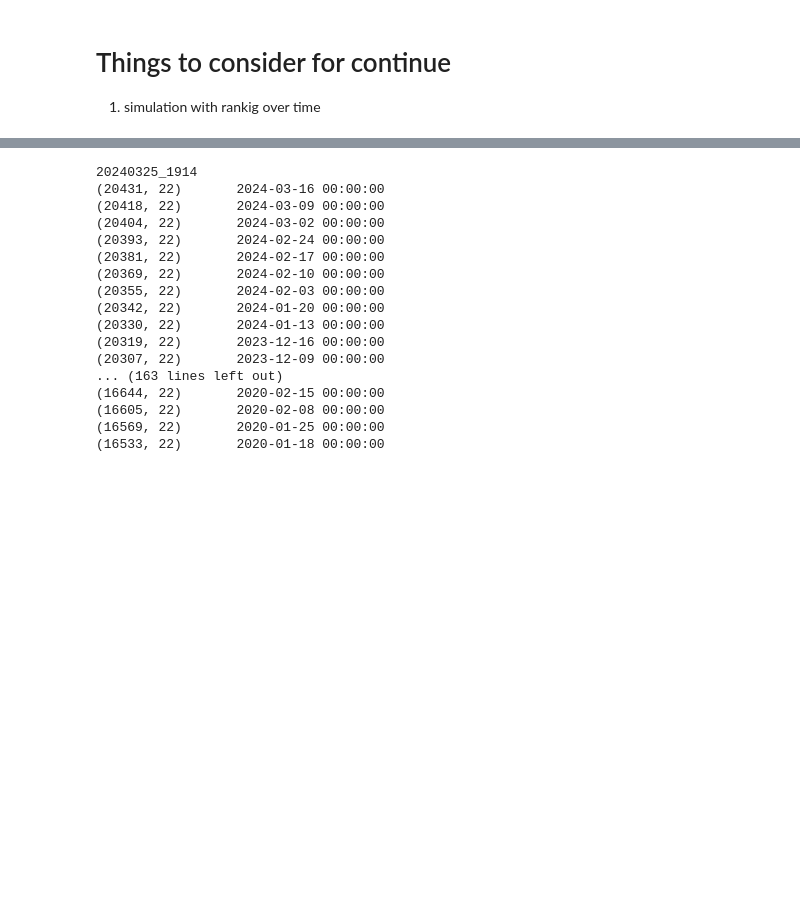
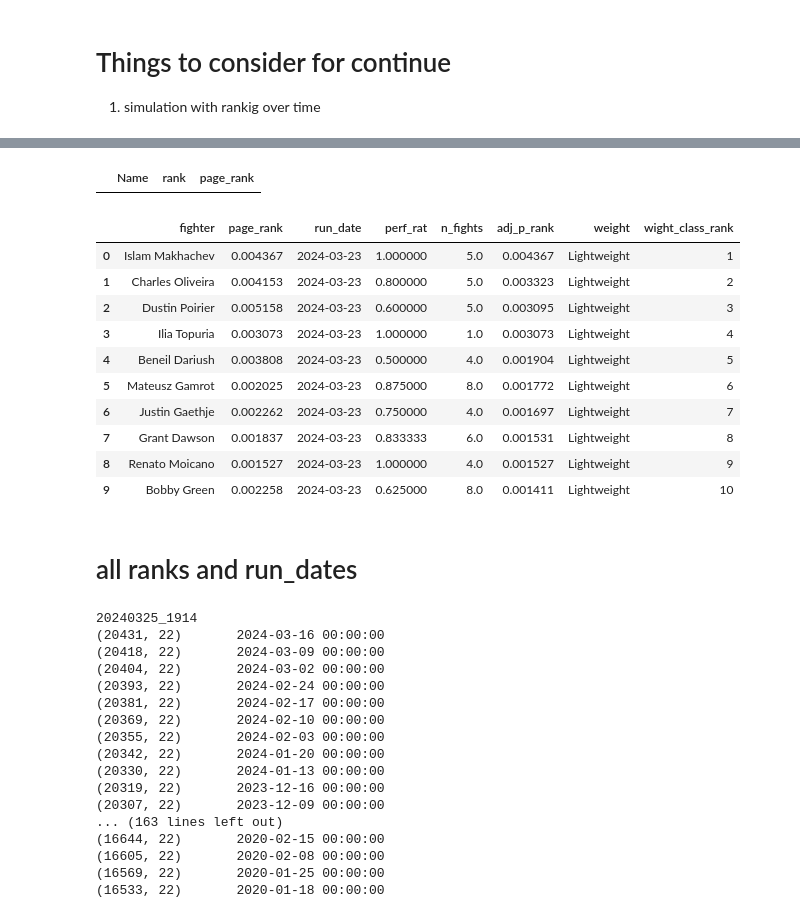
Before and after one commit to zarreh/mma_ranking, a Jupyter notebook: Notebooks/UFC_ranking/UFC_ranking_new.ipynb, the cells around one changed output, grey strips where cells are left out. Saved outputs shown, nothing was run; the diff lists cells and outputs as text; code cells hidden in the pictures; blank space fills up the shorter version.

Commit message:
ranking is finilized and functions are created in the notebook

```diff
--- a/Notebooks/UFC_ranking/UFC_ranking_new.ipynb
+++ b/Notebooks/UFC_ranking/UFC_ranking_new.ipynb
@@ -271 +244,21 @@ display_matches("Benoit Saint Denis", matches_df)
+# %%
+updated_rankings[updated_rankings['rank']==8]
+# %% [output]
+|  | Name | rank | page_rank |
+# %%
+rankings_df[rankings_df['weight']=='Lightweight'].sort_values(by='wight_class_rank').head(10)
+# %% [output]
+|  | fighter | page_rank | run_date | perf_rat | n_fights | adj_p_rank | weight | wight_class_rank |
+| 0 | Islam Makhachev | 0.004367 | 2024-03-23 | 1.000000 | 5.0 | 0.004367 | Lightweight | 1 |
+| 1 | Charles Oliveira | 0.004153 | 2024-03-23 | 0.800000 | 5.0 | 0.003323 | Lightweight | 2 |
+| 2 | Dustin Poirier | 0.005158 | 2024-03-23 | 0.600000 | 5.0 | 0.003095 | Lightweight | 3 |
+| 3 | Ilia Topuria | 0.003073 | 2024-03-23 | 1.000000 | 1.0 | 0.003073 | Lightweight | 4 |
+| 4 | Beneil Dariush | 0.003808 | 2024-03-23 | 0.500000 | 4.0 | 0.001904 | Lightweight | 5 |
+| 5 | Mateusz Gamrot | 0.002025 | 2024-03-23 | 0.875000 | 8.0 | 0.001772 | Lightweight | 6 |
+| 6 | Justin Gaethje | 0.002262 | 2024-03-23 | 0.750000 | 4.0 | 0.001697 | Lightweight | 7 |
+| 7 | Grant Dawson | 0.001837 | 2024-03-23 | 0.833333 | 6.0 | 0.001531 | Lightweight | 8 |
+| 8 | Renato Moicano | 0.001527 | 2024-03-23 | 1.000000 | 4.0 | 0.001527 | Lightweight | 9 |
+| 9 | Bobby Green | 0.002258 | 2024-03-23 | 0.625000 | 8.0 | 0.001411 | Lightweight | 10 |
+# %% [markdown]
+# all ranks and run_dates
 # %%
```
Also changed, not shown: parts of 25 cells of this notebook, 3 other files.
